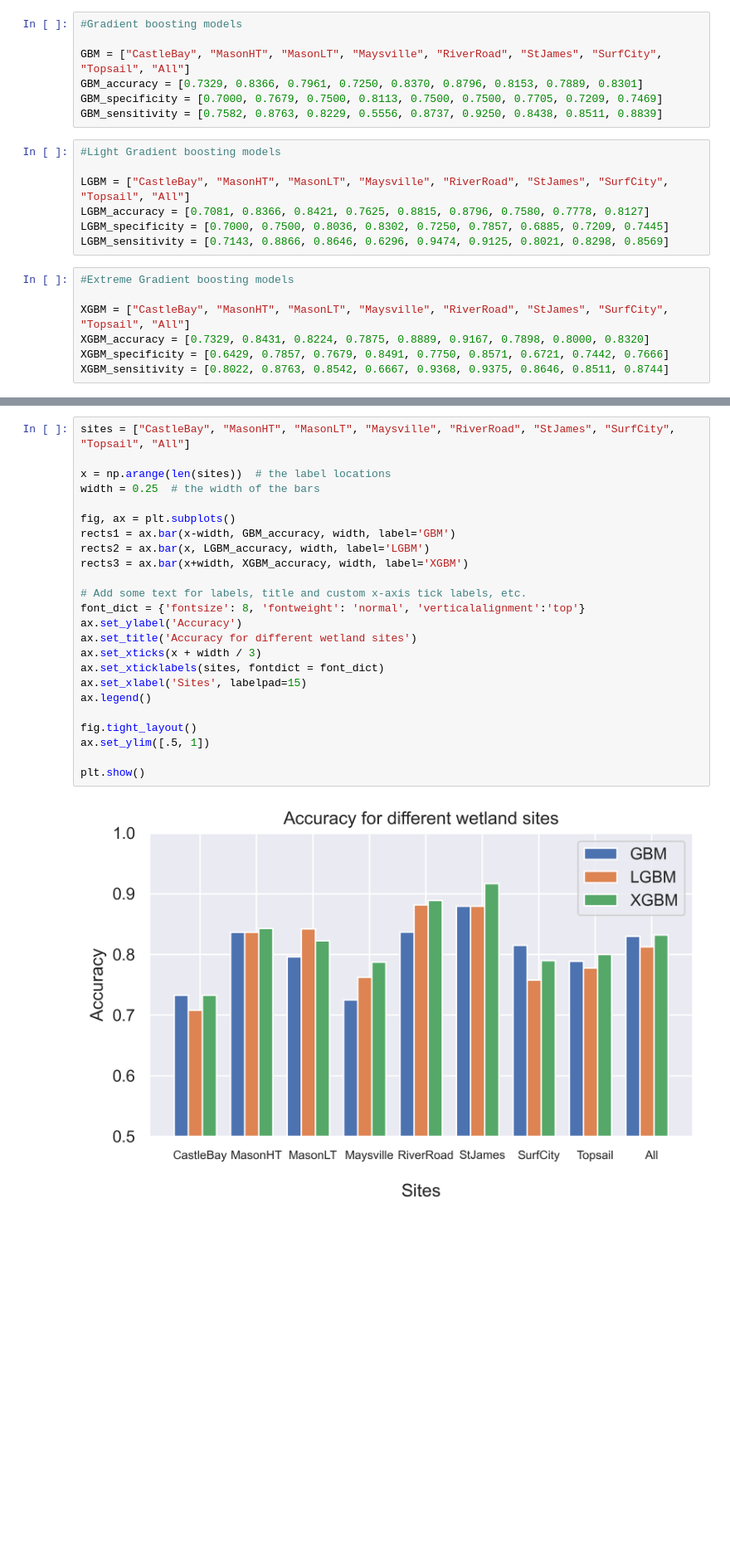
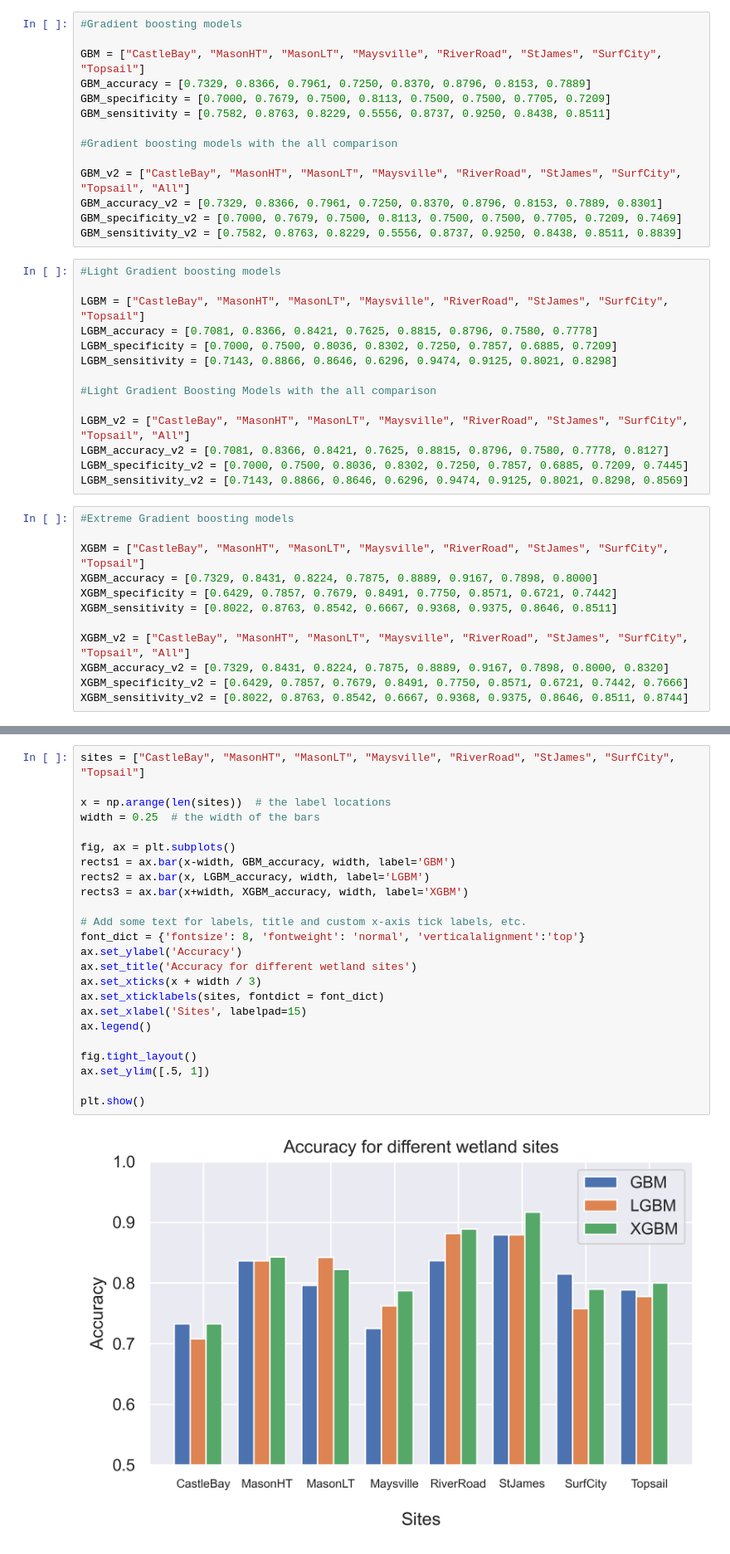
Before and after one commit to sgovil5/wetland-prediction, a Jupyter notebook: V3/All/Pixel-based Comparisons.ipynb, the cells around one changed output, grey strips where cells are left out. Shown at 83% size. Cells and saved outputs as stored; diff of their text form; blank space fills up the shorter version.

Commit message:
Updated graphs
Will start on the AUC values

```diff
--- a/V3/All/Pixel-based Comparisons.ipynb
+++ b/V3/All/Pixel-based Comparisons.ipynb
@@ -8,24 +8,43 @@ plt.rcParams['figure.dpi'] = 500 #display 70 dpi in Jupyter Notebook, may consid
 # %%
 #Gradient boosting models
 
-GBM = ["CastleBay", "MasonHT", "MasonLT", "Maysville", "RiverRoad", "StJames", "SurfCity", "Topsail", "All"]
-GBM_accuracy = [0.7329, 0.8366, 0.7961, 0.7250, 0.8370, 0.8796, 0.8153, 0.7889, 0.8301]
-GBM_specificity = [0.7000, 0.7679, 0.7500, 0.8113, 0.7500, 0.7500, 0.7705, 0.7209, 0.7469]
-GBM_sensitivity = [0.7582, 0.8763, 0.8229, 0.5556, 0.8737, 0.9250, 0.8438, 0.8511, 0.8839]
+GBM = ["CastleBay", "MasonHT", "MasonLT", "Maysville", "RiverRoad", "StJames", "SurfCity", "Topsail"]
+GBM_accuracy = [0.7329, 0.8366, 0.7961, 0.7250, 0.8370, 0.8796, 0.8153, 0.7889]
+GBM_specificity = [0.7000, 0.7679, 0.7500, 0.8113, 0.7500, 0.7500, 0.7705, 0.7209]
+GBM_sensitivity = [0.7582, 0.8763, 0.8229, 0.5556, 0.8737, 0.9250, 0.8438, 0.8511]
+
+#Gradient boosting models with the all comparison
+
+GBM_v2 = ["CastleBay", "MasonHT", "MasonLT", "Maysville", "RiverRoad", "StJames", "SurfCity", "Topsail", "All"]
+GBM_accuracy_v2 = [0.7329, 0.8366, 0.7961, 0.7250, 0.8370, 0.8796, 0.8153, 0.7889, 0.8301]
+GBM_specificity_v2 = [0.7000, 0.7679, 0.7500, 0.8113, 0.7500, 0.7500, 0.7705, 0.7209, 0.7469]
+GBM_sensitivity_v2 = [0.7582, 0.8763, 0.8229, 0.5556, 0.8737, 0.9250, 0.8438, 0.8511, 0.8839]
 # %%
 #Light Gradient boosting models
 
-LGBM = ["CastleBay", "MasonHT", "MasonLT", "Maysville", "RiverRoad", "StJames", "SurfCity", "Topsail", "All"]
-LGBM_accuracy = [0.7081, 0.8366, 0.8421, 0.7625, 0.8815, 0.8796, 0.7580, 0.7778, 0.8127]
-LGBM_specificity = [0.7000, 0.7500, 0.8036, 0.8302, 0.7250, 0.7857, 0.6885, 0.7209, 0.7445]
-LGBM_sensitivity = [0.7143, 0.8866, 0.8646, 0.6296, 0.9474, 0.9125, 0.8021, 0.8298, 0.8569]
+LGBM = ["CastleBay", "MasonHT", "MasonLT", "Maysville", "RiverRoad", "StJames", "SurfCity", "Topsail"]
+LGBM_accuracy = [0.7081, 0.8366, 0.8421, 0.7625, 0.8815, 0.8796, 0.7580, 0.7778]
+LGBM_specificity = [0.7000, 0.7500, 0.8036, 0.8302, 0.7250, 0.7857, 0.6885, 0.7209]
+LGBM_sensitivity = [0.7143, 0.8866, 0.8646, 0.6296, 0.9474, 0.9125, 0.8021, 0.8298]
+
+#Light Gradient Boosting Models with the all comparison
+
+LGBM_v2 = ["CastleBay", "MasonHT", "MasonLT", "Maysville", "RiverRoad", "StJames", "SurfCity", "Topsail", "All"]
+LGBM_accuracy_v2 = [0.7081, 0.8366, 0.8421, 0.7625, 0.8815, 0.8796, 0.7580, 0.7778, 0.8127]
+LGBM_specificity_v2 = [0.7000, 0.7500, 0.8036, 0.8302, 0.7250, 0.7857, 0.6885, 0.7209, 0.7445]
+LGBM_sensitivity_v2 = [0.7143, 0.8866, 0.8646, 0.6296, 0.9474, 0.9125, 0.8021, 0.8298, 0.8569]
 # %%
 #Extreme Gradient boosting models
 
-XGBM = ["CastleBay", "MasonHT", "MasonLT", "Maysville", "RiverRoad", "StJames", "SurfCity", "Topsail", "All"]
-XGBM_accuracy = [0.7329, 0.8431, 0.8224, 0.7875, 0.8889, 0.9167, 0.7898, 0.8000, 0.8320]
-XGBM_specificity = [0.6429, 0.7857, 0.7679, 0.8491, 0.7750, 0.8571, 0.6721, 0.7442, 0.7666]
-XGBM_sensitivity = [0.8022, 0.8763, 0.8542, 0.6667, 0.9368, 0.9375, 0.8646, 0.8511, 0.8744]
+XGBM = ["CastleBay", "MasonHT", "MasonLT", "Maysville", "RiverRoad", "StJames", "SurfCity", "Topsail"]
+XGBM_accuracy = [0.7329, 0.8431, 0.8224, 0.7875, 0.8889, 0.9167, 0.7898, 0.8000]
+XGBM_specificity = [0.6429, 0.7857, 0.7679, 0.8491, 0.7750, 0.8571, 0.6721, 0.7442]
+XGBM_sensitivity = [0.8022, 0.8763, 0.8542, 0.6667, 0.9368, 0.9375, 0.8646, 0.8511]
+
+XGBM_v2 = ["CastleBay", "MasonHT", "MasonLT", "Maysville", "RiverRoad", "StJames", "SurfCity", "Topsail", "All"]
+XGBM_accuracy_v2 = [0.7329, 0.8431, 0.8224, 0.7875, 0.8889, 0.9167, 0.7898, 0.8000, 0.8320]
+XGBM_specificity_v2 = [0.6429, 0.7857, 0.7679, 0.8491, 0.7750, 0.8571, 0.6721, 0.7442, 0.7666]
+XGBM_sensitivity_v2 = [0.8022, 0.8763, 0.8542, 0.6667, 0.9368, 0.9375, 0.8646, 0.8511, 0.8744]
 # %%
 #col = ["CastleBay", "MasonHT", "MasonLT", "Maysville", "RiverRoad", "StJames", "SurfCity", "Topsail"]
 #accuracy = []
@@ -60,31 +80,31 @@ ax3.set_ylim([.70, .85])
 (0.7, 0.85)
 [figure]
 # %%
-sites = ["CastleBay", "MasonHT", "MasonLT", "Maysville", "RiverRoad", "StJames", "SurfCity", "Topsail", "All"]
+sites = ["CastleBay", "MasonHT", "MasonLT", "Maysville", "RiverRoad", "StJames", "SurfCity", "Topsail"]
 
 x = np.arange(len(sites))  # the label locations
 width = 0.25  # the width of the bars
 
 fig, ax = plt.subplots()
 rects1 = ax.bar(x-width, GBM_accuracy, width, label='GBM')
 rects2 = ax.bar(x, LGBM_accuracy, width, label='LGBM')
 rects3 = ax.bar(x+width, XGBM_accuracy, width, label='XGBM')
 
 # Add some text for labels, title and custom x-axis tick labels, etc.
 font_dict = {'fontsize': 8, 'fontweight': 'normal', 'verticalalignment':'top'}
 ax.set_ylabel('Accuracy')
 ax.set_title('Accuracy for different wetland sites')
 ax.set_xticks(x + width / 3)
 ax.set_xticklabels(sites, fontdict = font_dict)
 ax.set_xlabel('Sites', labelpad=15)
 ax.legend()
 
 fig.tight_layout()
 ax.set_ylim([.5, 1])
 
 plt.show()
 # %% [output]
-[figure, old version]
+[figure, new version]
 # %%
 x = np.arange(len(LGBM))  # the label locations
 width = 0.25  # the width of the bars
```
Also changed, not shown: parts of 6 cells of this notebook.
